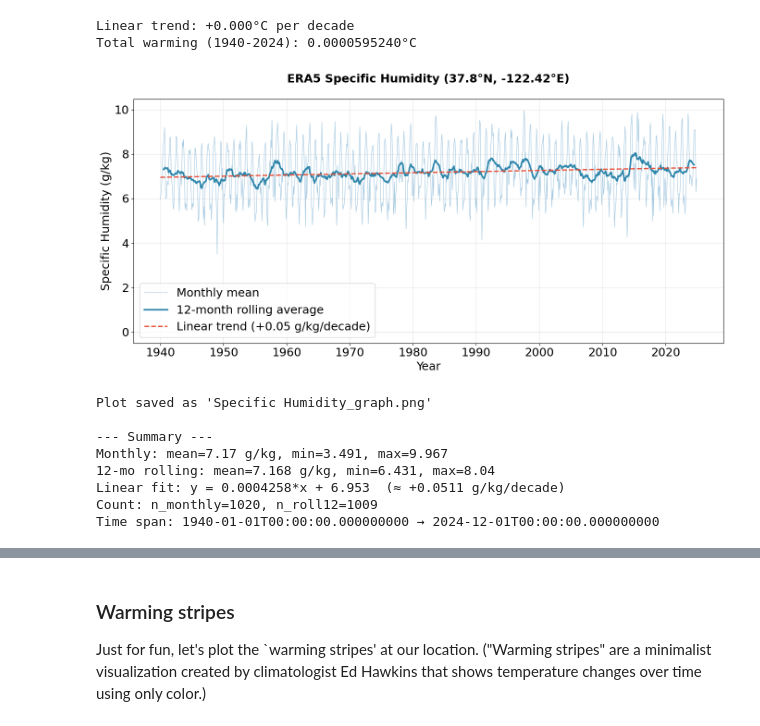
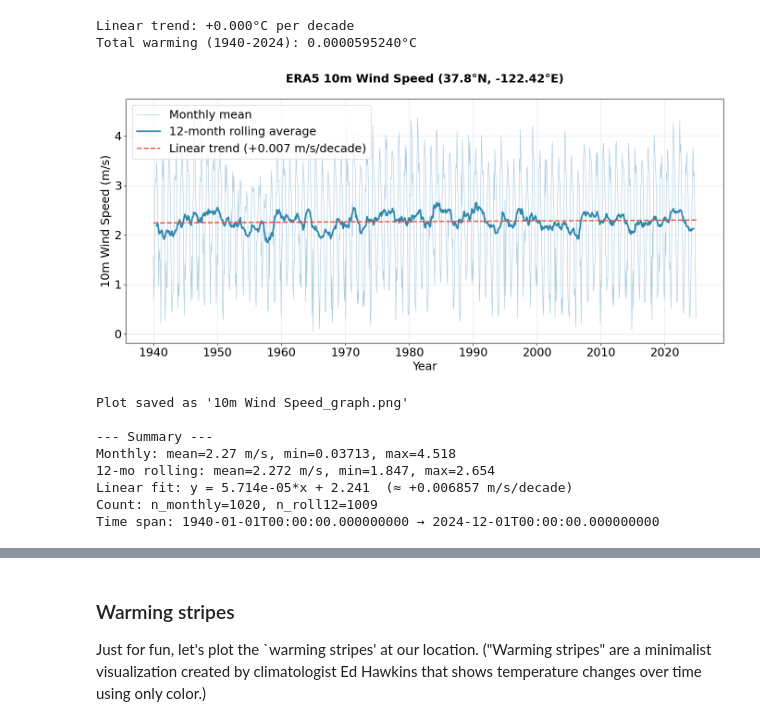
Before and after one commit to benwulmer/CDA, a Jupyter notebook: 1_TrendsExtremes.ipynb, the cells around one changed output, grey strips where cells are left out. Cells and saved outputs as stored; diff of their text form; code cells hidden in the pictures.

```diff
--- a/1_TrendsExtremes.ipynb
+++ b/1_TrendsExtremes.ipynb
@@ -396,7 +396,7 @@ def plot_data(data_raw, variable, units):
 
   # Plot linear trend
   ax.plot(times, trend_line, color='#E94F37', linewidth=2, linestyle='--',
-          label=f'Linear trend ({slope * 120:+.2f} {units}/decade)')
+          label=f'Linear trend ({slope * 120:+.3f} {units}/decade)')
 
   # Formatting
   ax.set_xlabel('Year')
@@ -449,19 +449,25 @@ q2m = 1000* eps * e / (monthly_dataHumidity.sp - (1 - eps) * e)  # kg/kg
 q2m = q2m.rename("q2m")
 q2m.attrs["long_name"] = "2m specific humidity (from dewpoint + surface pressure)"
 q2m.attrs["units"] = "kg kg-1"
+# %%
+ws10 = np.sqrt(monthly_dataOne.u10**2 + monthly_dataOne.v10**2)
+ws10 = ws10.rename("ws10")
+ws10.attrs["long_name"] = "10 m wind speed"
+ws10.attrs["units"] = "m s-1"
 # %%
 # variable, units
 # q2m humidity
 # monthly_dataOne -> t2m temp 2m
 #
-plot_data(q2m, "Specific Humidity", "g/kg")
+
+plot_data(ws10, "10m Wind Speed", "m/s")
 # %% [output]
-[figure, old version]
+[figure, new version]
-Plot saved as 'Specific Humidity_graph.png'
+Plot saved as '10m Wind Speed_graph.png'
 
 --- Summary ---
-Monthly: mean=7.17 g/kg, min=3.491, max=9.967
-12-mo rolling: mean=7.168 g/kg, min=6.431, max=8.04
-Linear fit: y = 0.0004258*x + 6.953  (≈ +0.0511 g/kg/decade)
+Monthly: mean=2.27 m/s, min=0.03713, max=4.518
+12-mo rolling: mean=2.272 m/s, min=1.847, max=2.654
+Linear fit: y = 5.714e-05*x + 2.241  (≈ +0.006857 m/s/decade)
 Count: n_monthly=1020, n_roll12=1009
 Time span: 1940-01-01T00:00:00.000000000 → 2024-12-01T00:00:00.000000000
```
Also changed, not shown: parts of 2 cells of this notebook.
